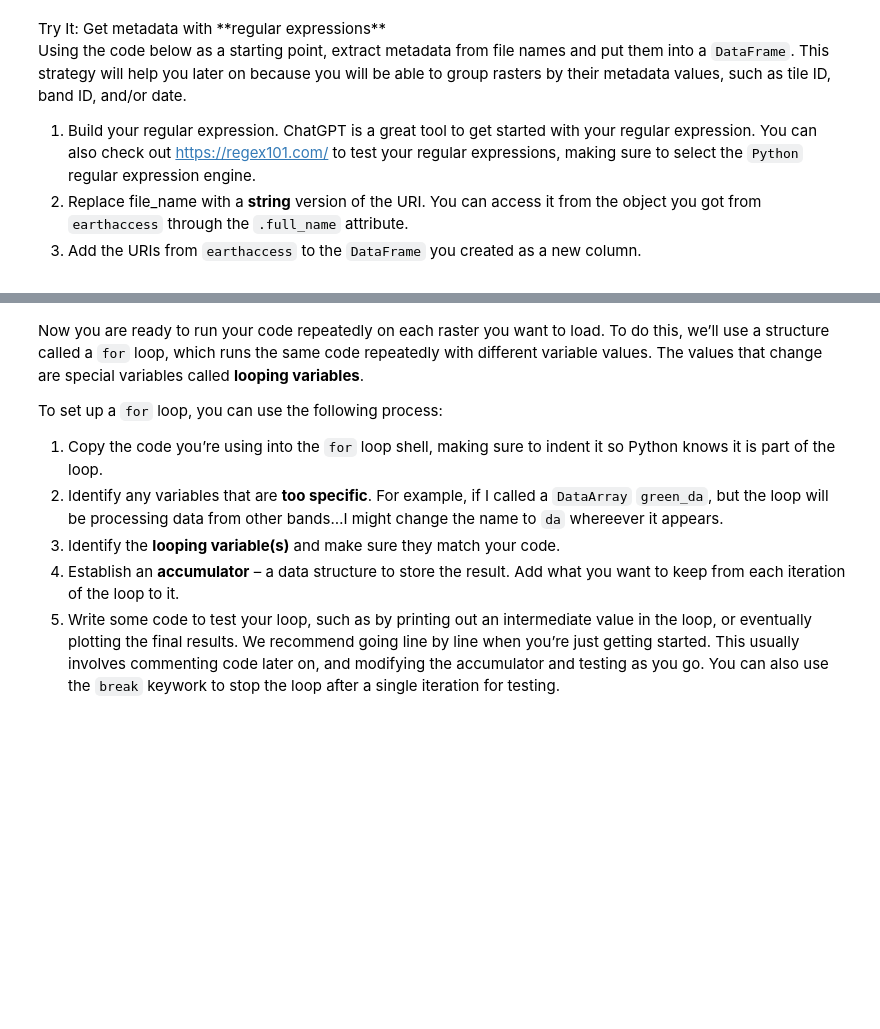
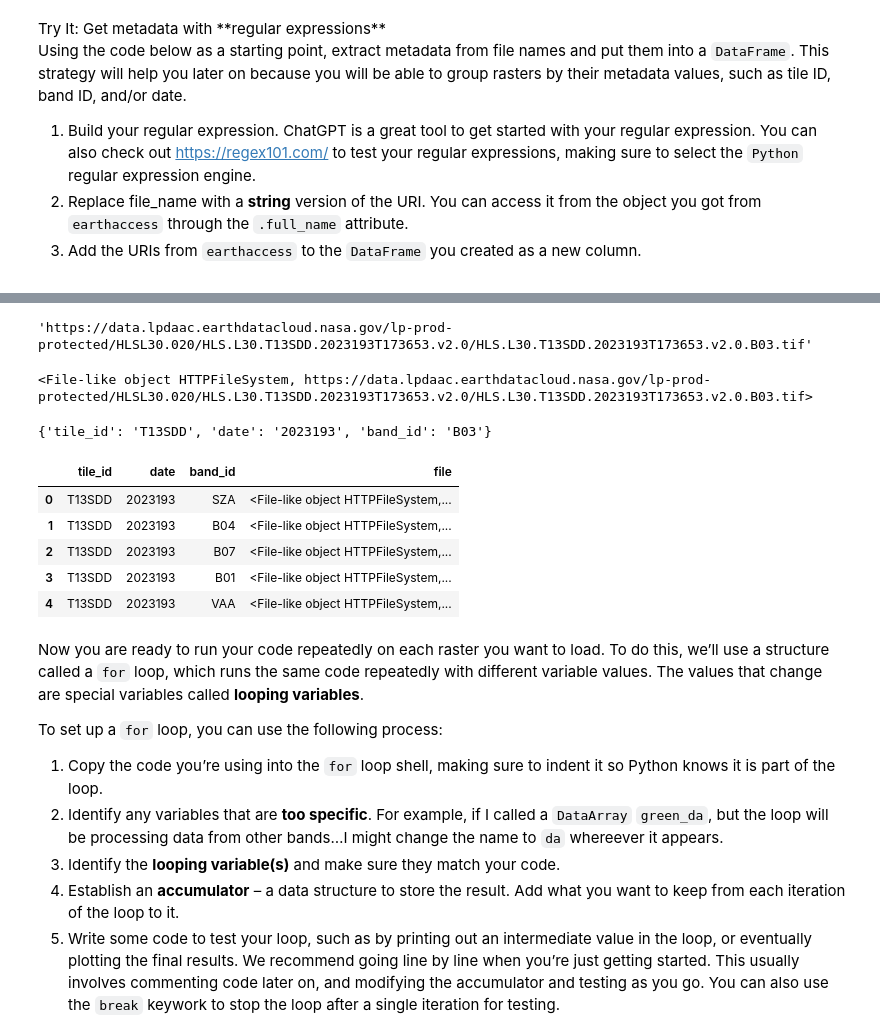
Before and after one commit to earthlab-education/fundamentals-04-redlining-hanried, a Jupyter notebook: notebooks/redlining-92-bulk-download.ipynb, the cells around one changed output, grey strips where cells are left out. Saved outputs shown, nothing was run; the diff lists cells and outputs as text; code cells hidden in the pictures; blank space fills up the shorter version.

```diff
--- a/notebooks/redlining-92-bulk-download.ipynb
+++ b/notebooks/redlining-92-bulk-download.ipynb
@@ -210,21 +281,55 @@ through the <code>.full_name</code> attribute.</li>
+# %%
+#full name attribute will give us what we want, just a string instead of the result from just denver_files[8]
+#add full_name to ure_re code cell below
+all_denver_files[8].full_name
+# %% [output]
+'https://data.lpdaac.earthdatacloud.nasa.gov/lp-prod-protected/HLSL30.020/HLS.L30.T13SDD.2023193T173653.v2.0/HLS.L30.T13SDD.2023193T173653.v2.0.B03.tif'
+# %%
+all_denver_files[8]
+# %% [output]
+<File-like object HTTPFileSystem, https://data.lpdaac.earthdatacloud.nasa.gov/lp-prod-protected/HLSL30.020/HLS.L30.T13SDD.2023193T173653.v2.0/HLS.L30.T13SDD.2023193T173653.v2.0.B03.tif>
 # %%
 # Compile a regular expression to search for metadata
+# the r indicates this is a raw string and highlights all escaped characters (the dots), limits our need to escape special characters
 uri_re = re.compile(
-    ...
+    r"HLS\.L30\.(?P<tile_id>T[0-9A-Z]+)\.(?P<date>\d+)T\d+\.v2\.0\."
+    r"(?P<band_id>.+)\.tif"
 )
 
-# Find all the metadata in the file name
-uri_groups = [
-    uri_re.search(file_name_to_search).groupdict()
-    for uri in ea_uris]
-
-# Create a DataFrame with the metadata
-raster_df = pd.DataFrame(uri_groups)
-
-# Add the File-like URI to the DataFrame
-
-# Check the results
-raster_df
+#this yields a dictionary with the tile id, date, and band id
+# the date is the 193 day of 2023
+uri_re.search(all_denver_files[8].full_name).groupdict()
+# %% [output]
+{'tile_id': 'T13SDD', 'date': '2023193', 'band_id': 'B03'}
+# %%
+# Compile a regular expression to search for metadata
+# the r indicates this is a raw string and highlights all escaped characters (the dots), limits our need to escape special characters
+uri_re = re.compile(
+    r"HLS\.L30\.(?P<tile_id>T[0-9A-Z]+)\.(?P<date>\d+)T\d+\.v2\.0\."
+    r"(?P<band_id>.+)\.tif"
+)
+
+# Find all the metadata in the file name
+# this should give us a list of dictionaries that has the metadata (tile id, date, and band id) which we can use to make a dataframe
+uri_groups = [
+    uri_re.search(denver_file.full_name).groupdict()
+    for denver_file in all_denver_files]
+
+# Create a DataFrame with the metadata
+raster_df = pd.DataFrame(uri_groups)
+
+# Add the File-like URI to the DataFrame
+raster_df['file'] = all_denver_files
+
+# Check the results
+raster_df.head()
+# %% [output]
+|  | tile_id | date | band_id | file |
+| 0 | T13SDD | 2023193 | SZA | <File-like object HTTPFileSystem,... |
+| 1 | T13SDD | 2023193 | B04 | <File-like object HTTPFileSystem,... |
+| 2 | T13SDD | 2023193 | B07 | <File-like object HTTPFileSystem,... |
+| 3 | T13SDD | 2023193 | B01 | <File-like object HTTPFileSystem,... |
+| 4 | T13SDD | 2023193 | VAA | <File-like object HTTPFileSystem,... |
 # %% [markdown]
 Now you are ready to run your code repeatedly on each raster you want to
 load. To do this, we’ll use a structure called a `for` loop, which runs
```
Also changed, not shown: parts of 7 cells of this notebook.
